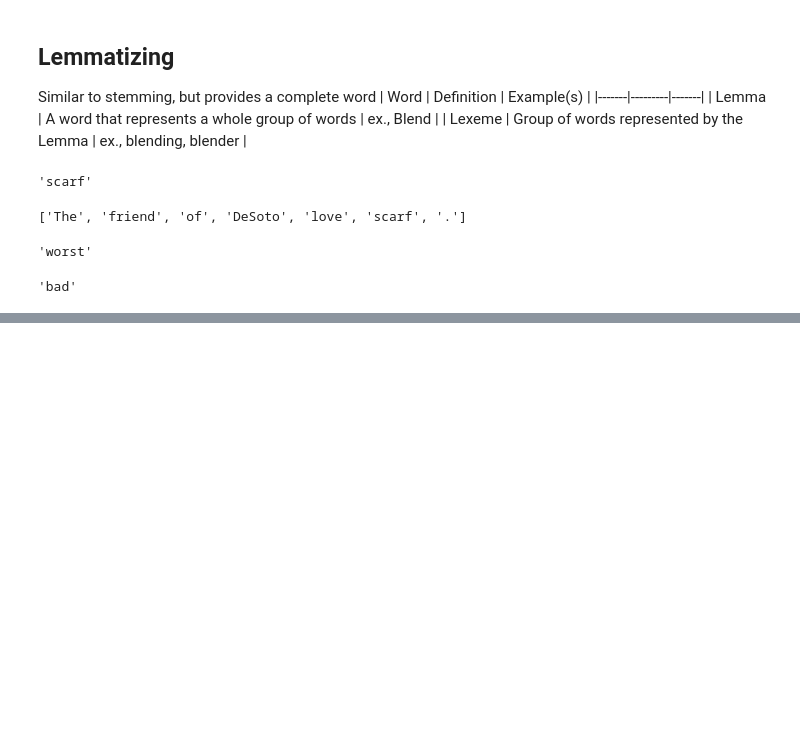
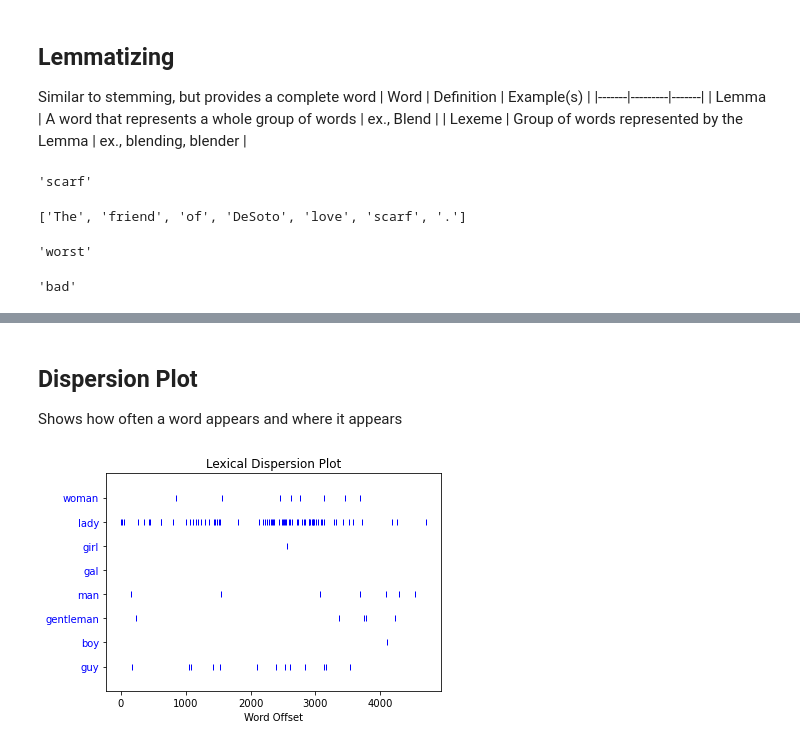
Before and after one commit to bromul/nlp_practice, a Jupyter notebook: nlp_practice.ipynb, the cells around one changed output, grey strips where cells are left out. Drawn from its saved outputs; the diff is of its cells as text; code cells hidden in the pictures; blank space fills up the shorter version.

```diff
--- a/nlp_practice.ipynb
+++ b/nlp_practice.ipynb
@@ -256,0 +426,9 @@ from
+# %% [markdown]
+## Dispersion Plot
+Shows how often a word appears and where it appears
+# %%
+text8.dispersion_plot(
+    ['woman', 'lady', 'girl', 'gal', 'man', 'gentleman', 'boy', 'guy']
+)
+# %% [output]
+[figure, added]
```
Also changed, not shown: parts of 28 cells of this notebook.
